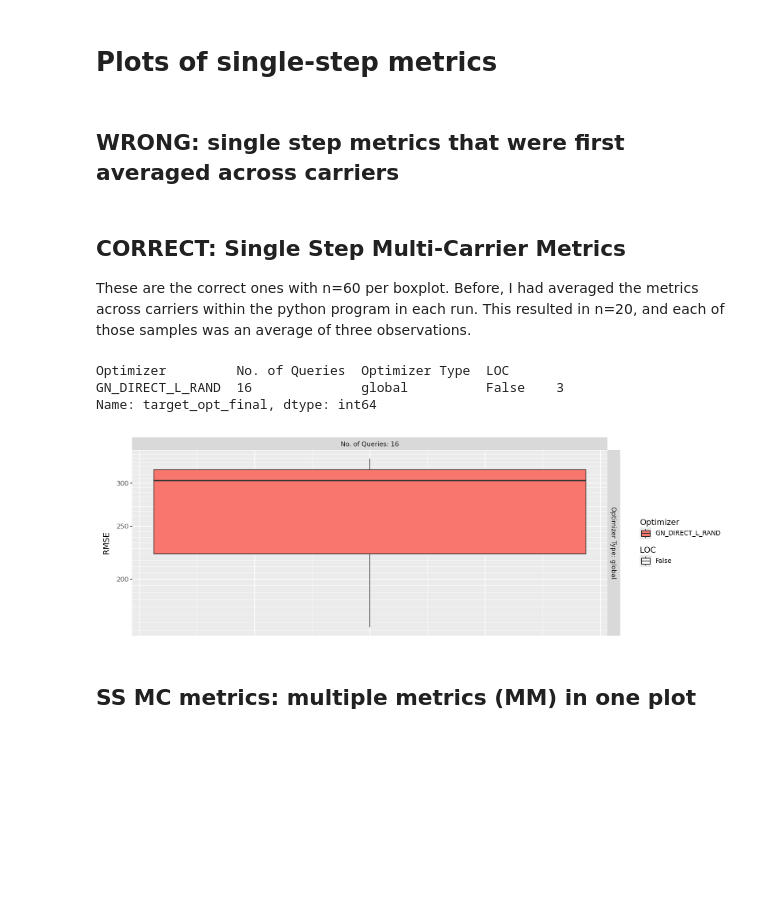
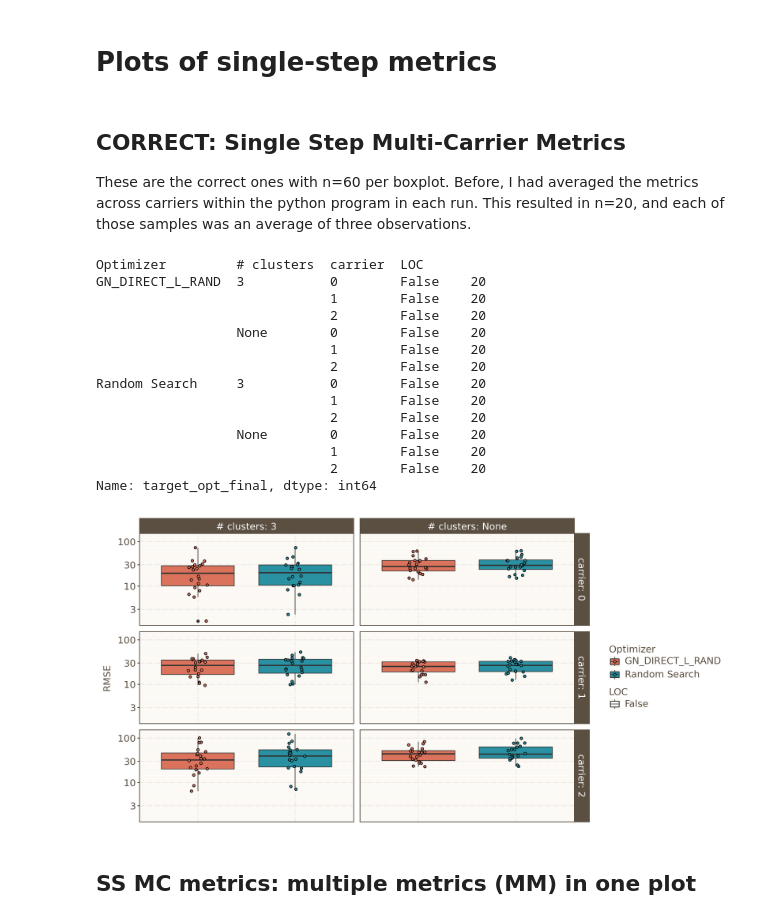
Before and after one commit to selting/CACT, a Jupyter notebook: src/CACT/evaluation_module/interactive_evaluation.ipynb, the cells around one changed output. Drawn from its saved outputs; the diff is of its cells as text; code cells hidden in the pictures; blank space fills up the shorter version.

```diff
--- a/src/CACT/evaluation_module/interactive_evaluation.ipynb
+++ b/src/CACT/evaluation_module/interactive_evaluation.ipynb
@@ -319,11 +320,8 @@ local_dev_2026-02-16_15-17-19
 Text(value='', description='Search:', placeholder='Type to search')
 [interactive output not drawn]
 # %%
-# selected_group_ids = group_ids[-1]
-# selected_group_ids = '2025-04-02_NLopt_Global_10'
-# selected_group_ids = ['2025-04-03_NLopt_Local_02', '2025-04-02_NLopt_Global_10']
-#selected_group_ids = '2025-04-04_NLopt_All_01'
-selected_group_ids = 'local_dev_2026-02-16_15-17-19'
+selected_group_ids = group_ids[-1]
+selected_group_ids = 'local_dev_2026-03-03_16-29-40'
 
 tag_filter = dict(group_id=selected_group_ids)
 print(f'selecting group_id(s) {selected_group_ids}')
@@ -402,4 +400,2 @@ list(non_unique_params.columns)
 # %% [markdown]
 # Plots of single-step metrics
-# %% [markdown]
-## WRONG: single step metrics that were first averaged across carriers
@@ -469,31 +406,49 @@ These are the correct ones with n=60 per boxplot. Before, I had averaged the met
 SS_MC_MERGED_WIDE = SS_MC_MERGED.pivot(columns='key', values='value', index=PARAMS.columns.to_list() + ['carrier']).reset_index()
 SS_MC_MERGED_WIDE = SS_MC_MERGED_WIDE.rename(columns=key_mapping)
 # %%
-# x='Optimizer'
-x=None
+from p9_themes import my_theme, my_scale_color_and_fill
+importlib.reload(p9_themes)
+
+x='Optimizer'
 y='target_opt_final'
 fill='Optimizer'
-cols='No. of Queries'
-rows='Optimizer Type'
+cols='# clusters'
+rows='carrier'
 linetype='LOC'
 ylab = SS_MC_MERGED_WIDE['Error Function'][0] if y == 'target_opt_final' else y
 p = (ggplot(SS_MC_MERGED_WIDE, aes(x=x, y=y, fill=fill, linetype=linetype))
      +geom_boxplot()
+     +geom_jitter(width=0.1)
      +facet_grid(cols=cols, rows=rows, labeller='label_both')
-     +theme(figure_size=(12, 4),
+     +my_theme
+     +theme(figure_size=(12, 6),
             axis_text_x=element_blank(),
-            axis_ticks_x=element_blank(),)
+            axis_ticks_x=element_blank(),
+            axis_title_x=element_blank()
+            )
+     +my_scale_color_and_fill
      +scale_y_log10()
      +labs(y=ylab)
 )
 if not (SS_MC_MERGED_WIDE.groupby([fill, cols, rows, linetype])[y].count()==60).all():
     t = SS_MC_MERGED_WIDE.groupby([fill, cols, rows, linetype])[y].count()
     print(t[t!=60])
     # raise ValueError('not all boxplots have 60 values')
 #p.save(fig_dir + f'/{y}_{selected_group_ids}.pdf')
 p
 # %% [output]
-Optimizer         No. of Queries  Optimizer Type  LOC
-GN_DIRECT_L_RAND  16              global          False    3
+Optimizer         # clusters  carrier  LOC
+GN_DIRECT_L_RAND  3           0        False    20
+                              1        False    20
+                              2        False    20
+                  None        0        False    20
+                              1        False    20
+                              2        False    20
+Random Search     3           0        False    20
+                              1        False    20
+                              2        False    20
+                  None        0        False    20
+                              1        False    20
+                              2        False    20
 Name: target_opt_final, dtype: int64
-[figure, old version]
+[figure, new version]
```
Also changed, not shown: parts of 8 cells of this notebook, 2 other files.
